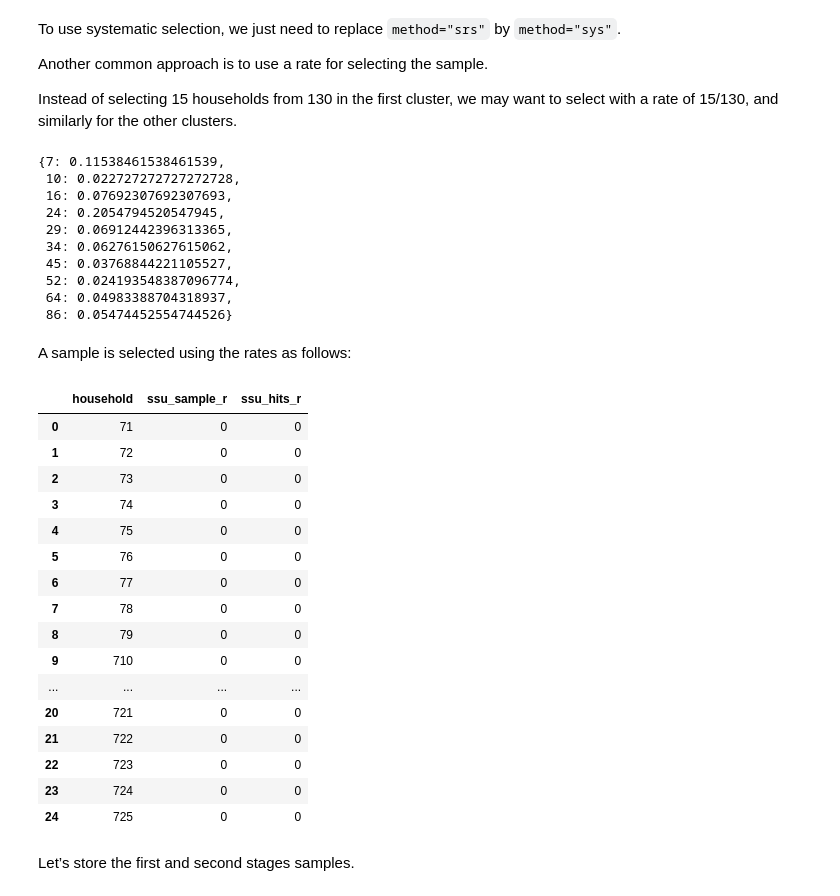
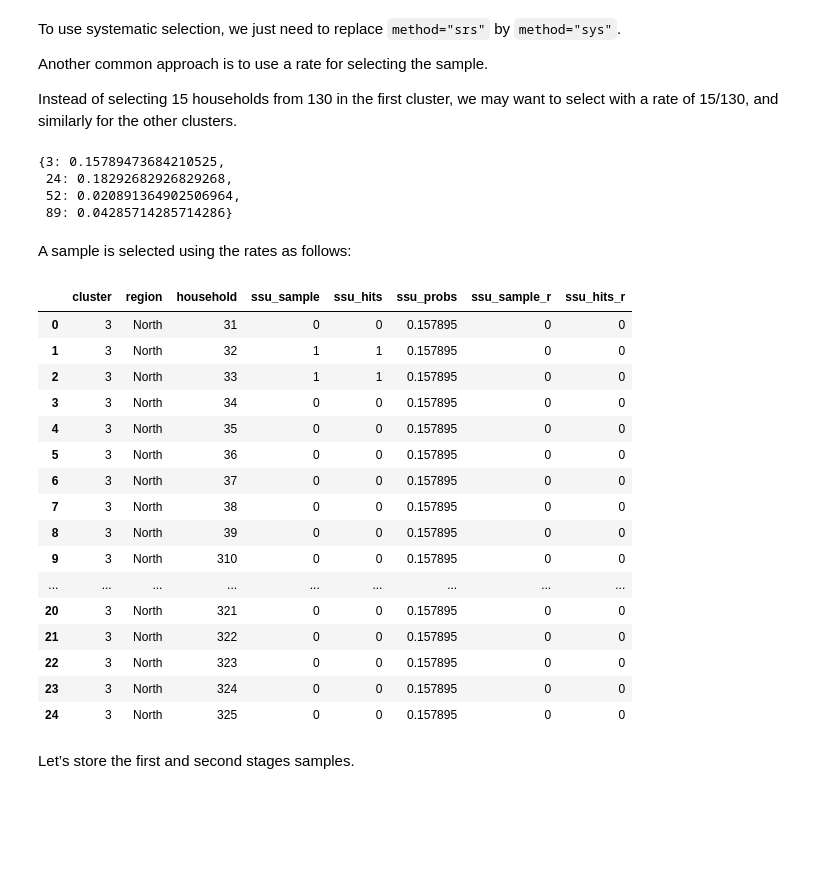
Before and after one commit to dalerhoda/aapor_short_course_may2022, a Jupyter notebook: notebooks/6_Selection.ipynb, the cells around one changed output. Saved outputs shown, nothing was run; the diff lists cells and outputs as text; code cells hidden in the pictures; blank space fills up the shorter version.

```diff
--- a/notebooks/6_Selection.ipynb
+++ b/notebooks/6_Selection.ipynb
@@ -617,61 +617,49 @@ Another common approach is to use a rate for selecting the sample.
 
 Instead of selecting 15 households from 130 in the first cluster, we may want to select with a rate of 15/130, and similarly for the other clusters.
 # %%
-rates = np.repeat(15, 10) / ssu_counts["number_households_listed"].values
+number_strata = 4
+
+rates = np.repeat(15, number_strata) / ssu_counts["number_households_listed"].values
 
 ssu_rates = dict(zip(np.unique(ssu_frame["cluster"]), rates))
 
 ssu_rates
 # %% [output]
-{7: 0.11538461538461539,
- 10: 0.022727272727272728,
- 16: 0.07692307692307693,
- 24: 0.2054794520547945,
- 29: 0.06912442396313365,
- 34: 0.06276150627615062,
- 45: 0.03768844221105527,
- 52: 0.024193548387096774,
- 64: 0.04983388704318937,
- 86: 0.05474452554744526}
+{3: 0.15789473684210525,
+ 24: 0.18292682926829268,
+ 52: 0.020891364902506964,
+ 89: 0.04285714285714286}
 # %% [markdown]
 
 A sample is selected using the rates as follows:
 # %%
 np.random.seed(22)
 
 stage2_design2 = SampleSelection(method="sys", stratification=True, with_replacement=False)
 
-ssu_sample_r, ssu_hits_r, _ = stage2_design2.select(
+ssu_frame["ssu_sample_r"], ssu_frame["ssu_hits_r"], _ = stage2_design2.select(
     ssu_frame["household"], stratum=ssu_frame["cluster"], samp_rate=ssu_rates
 )
 
-ssu_sample2 = pd.DataFrame(
-    data={
-        "household": ssu_frame["household"],
-        "ssu_sample_r": ssu_sample_r,
-        "ssu_hits_r": ssu_hits_r,
-    }
-)
-
-ssu_sample2.head(25)
+ssu_frame.head(25)
 # %% [output]
-|  | household | ssu_sample_r | ssu_hits_r |
-| 0 | 71 | 0 | 0 |
-| 1 | 72 | 0 | 0 |
-| 2 | 73 | 0 | 0 |
-| 3 | 74 | 0 | 0 |
-| 4 | 75 | 0 | 0 |
-| 5 | 76 | 0 | 0 |
-| 6 | 77 | 0 | 0 |
-| 7 | 78 | 0 | 0 |
-| 8 | 79 | 0 | 0 |
-| 9 | 710 | 0 | 0 |
-| ... | ... | ... | ... |
-| 20 | 721 | 0 | 0 |
-| 21 | 722 | 0 | 0 |
-| 22 | 723 | 0 | 0 |
-| 23 | 724 | 0 | 0 |
-| 24 | 725 | 0 | 0 |
+|  | cluster | region | household | ssu_sample | ssu_hits | ssu_probs | ssu_sample_r | ssu_hits_r |
+| 0 | 3 | North | 31 | 0 | 0 | 0.157895 | 0 | 0 |
+| 1 | 3 | North | 32 | 1 | 1 | 0.157895 | 0 | 0 |
+| 2 | 3 | North | 33 | 1 | 1 | 0.157895 | 0 | 0 |
+| 3 | 3 | North | 34 | 0 | 0 | 0.157895 | 0 | 0 |
+| 4 | 3 | North | 35 | 0 | 0 | 0.157895 | 0 | 0 |
+| 5 | 3 | North | 36 | 0 | 0 | 0.157895 | 0 | 0 |
+| 6 | 3 | North | 37 | 0 | 0 | 0.157895 | 0 | 0 |
+| 7 | 3 | North | 38 | 0 | 0 | 0.157895 | 0 | 0 |
+| 8 | 3 | North | 39 | 0 | 0 | 0.157895 | 0 | 0 |
+| 9 | 3 | North | 310 | 0 | 0 | 0.157895 | 0 | 0 |
+| ... | ... | ... | ... | ... | ... | ... | ... | ... |
+| 20 | 3 | North | 321 | 0 | 0 | 0.157895 | 0 | 0 |
+| 21 | 3 | North | 322 | 0 | 0 | 0.157895 | 0 | 0 |
+| 22 | 3 | North | 323 | 0 | 0 | 0.157895 | 0 | 0 |
+| 23 | 3 | North | 324 | 0 | 0 | 0.157895 | 0 | 0 |
+| 24 | 3 | North | 325 | 0 | 0 | 0.157895 | 0 | 0 |
 # %% [markdown]
 
 Let’s store the first and second stages samples.
```
Also changed, not shown: parts of 19 cells of this notebook, 8 other files.
